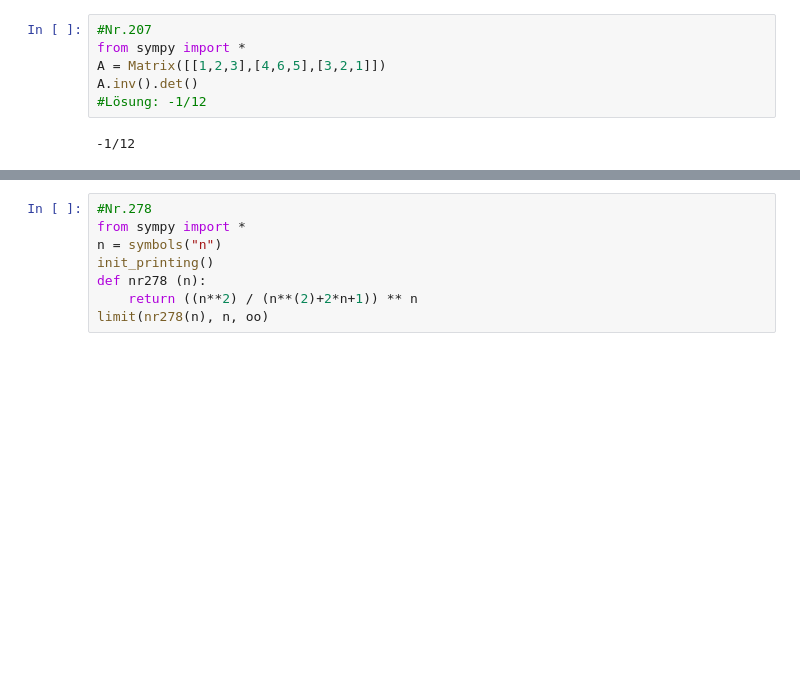
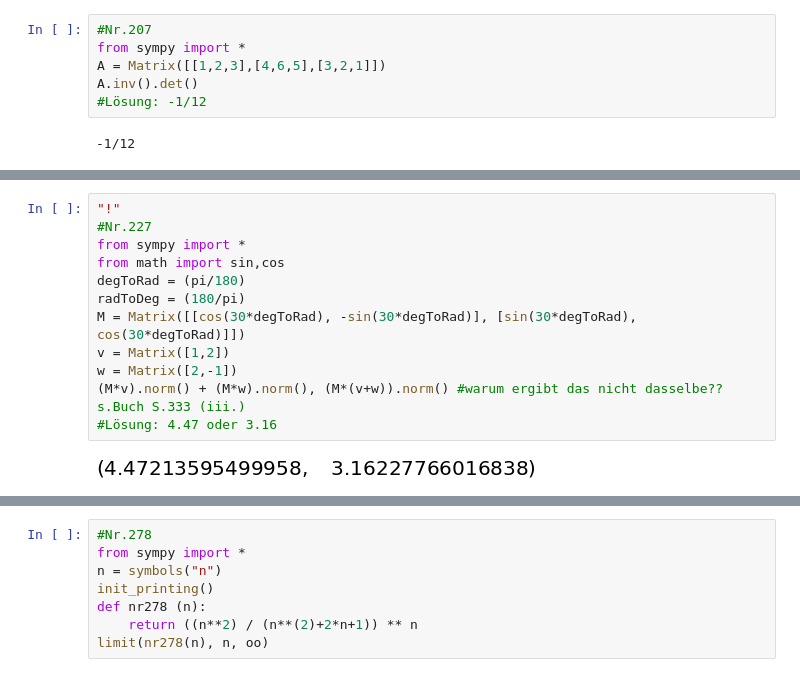
Before and after one commit to Physalisx8/Mathe2, a Jupyter notebook: Kiwan/Aufgabensammlung Mathe 2 WiSe 19.ipynb, the cells around one changed output, grey strips where cells are left out. Drawn from its saved outputs; the diff is of its cells as text; blank space fills up the shorter version.

```diff
--- a/Kiwan/Aufgabensammlung Mathe 2 WiSe 19.ipynb
+++ b/Kiwan/Aufgabensammlung Mathe 2 WiSe 19.ipynb
@@ -794,0 +1221,14 @@ $$\left[\begin{matrix}- \frac{3}{2} + 2 \sqrt{3} & \frac{1}{2}\\- \frac{3 \sqrt{
+# %%
+"!"
+#Nr.227
+from sympy import *
+from math import sin,cos
+degToRad = (pi/180)
+radToDeg = (180/pi)
+M = Matrix([[cos(30*degToRad), -sin(30*degToRad)], [sin(30*degToRad), cos(30*degToRad)]])
+v = Matrix([1,2])
+w = Matrix([2,-1])
+(M*v).norm() + (M*w).norm(), (M*(v+w)).norm() #warum ergibt das nicht dasselbe?? s.Buch S.333 (iii.)
+#Lösung: 4.47 oder 3.16
+# %% [output]
+[figure, added]
```
Also changed, not shown: parts of 50 cells of this notebook, 1 other file.
